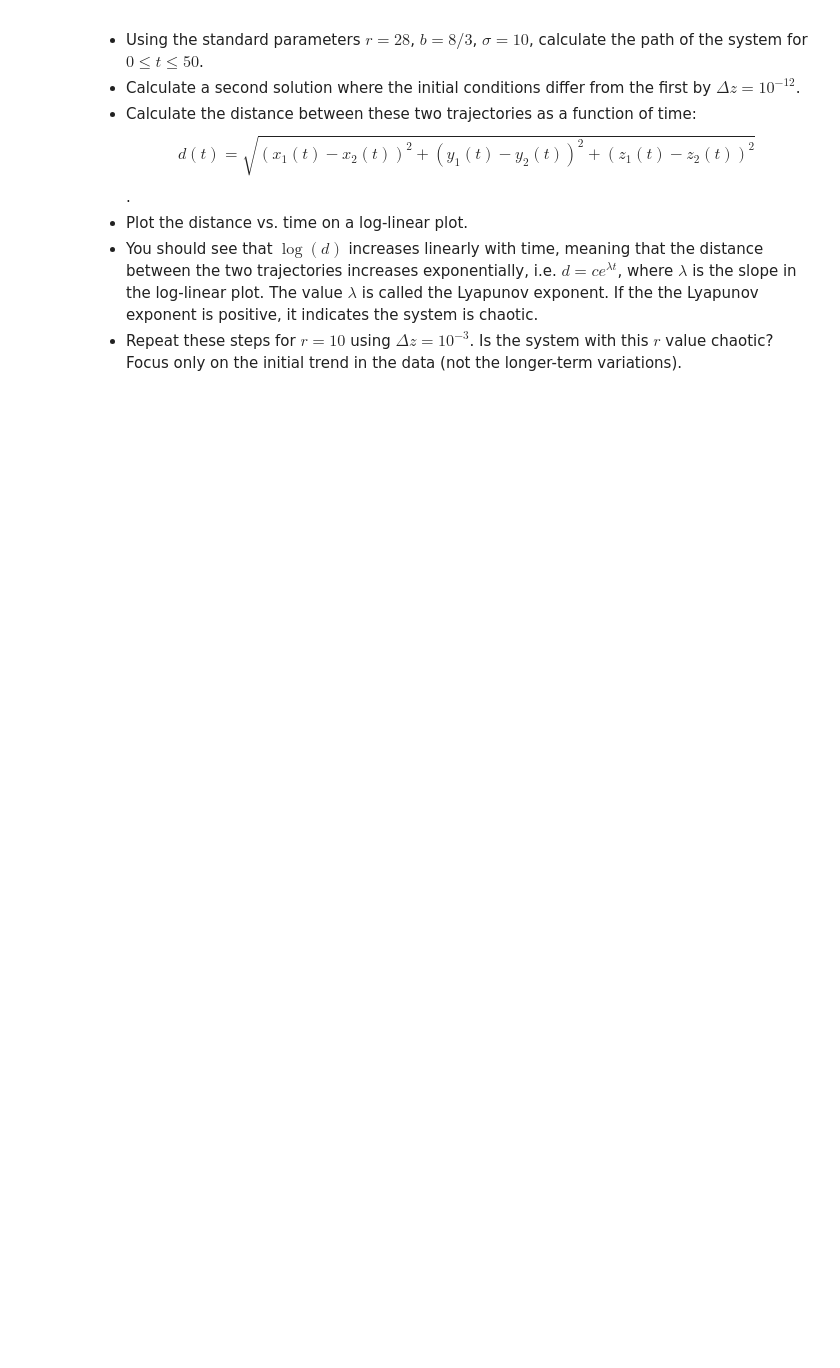
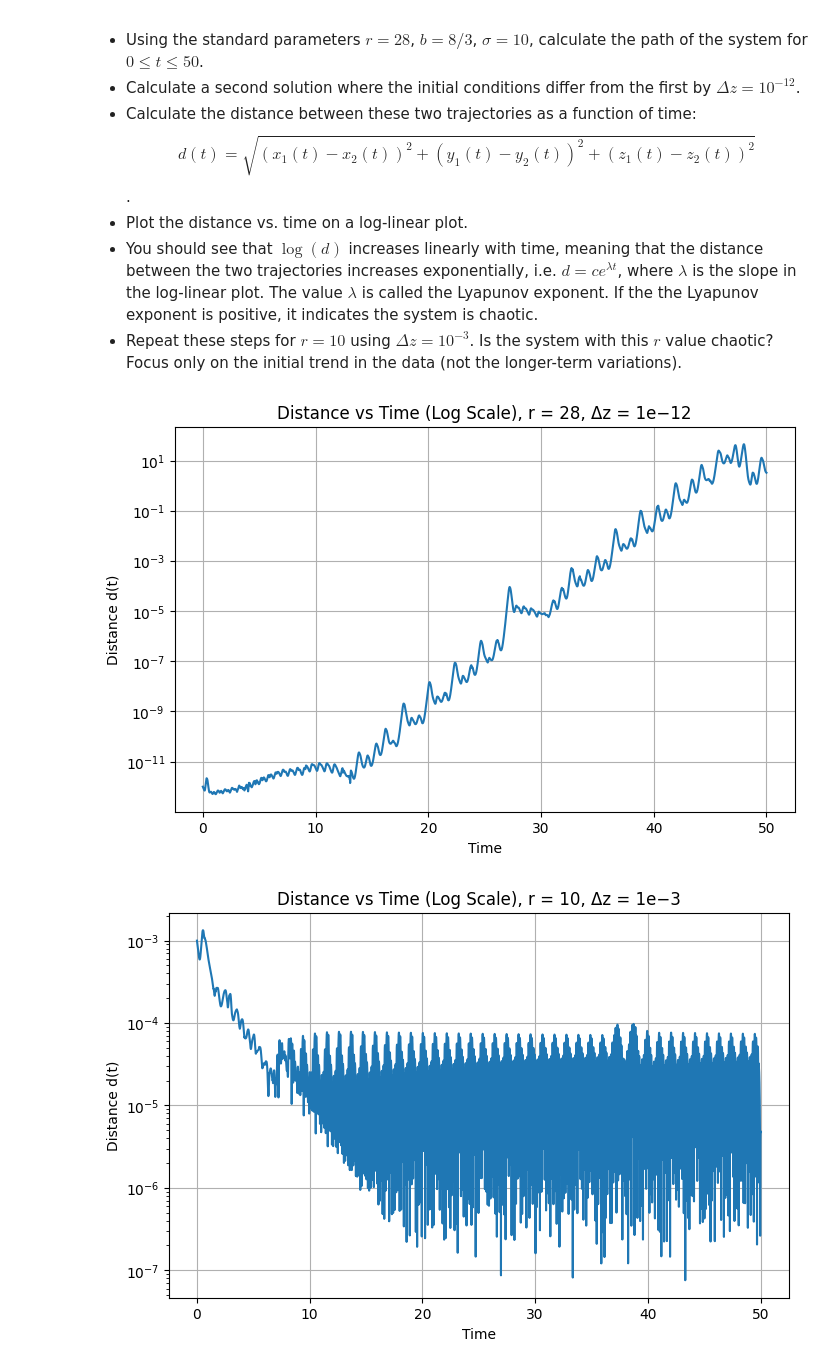
Before and after one commit to jakeTHEEsnak8/Computational-Physics, a Jupyter notebook: ode/ode_4.ipynb, the cells around one changed output. Cells and saved outputs as stored; diff of their text form; code cells hidden in the pictures; blank space fills up the shorter version.

```diff
--- a/ode/ode_4.ipynb
+++ b/ode/ode_4.ipynb
@@ -490,0 +485,74 @@ from scipy.integrate import solve_ivp
+# %%
+import numpy as np
+import matplotlib.pyplot as plt
+from scipy.integrate import solve_ivp
+
+# your code here
+
+
+import numpy as np
+import matplotlib.pyplot as plt
+from scipy.integrate import solve_ivp
+
+# Lorenz system
+
+def lorenz(t, state, sigma, r, b):
+    x, y, z = state
+    dxdt = sigma * (y - x)
+    dydt = x * (r - z) - y
+    dzdt = x * y - b * z
+    return [dxdt, dydt, dzdt]
+
+
+# two trajectories and distance
+
+def simulate_and_distance(r, delta_z, tmax=50):
+    sigma = 10
+    b = 8/3
+    t_eval = np.linspace(0, tmax, 20000)
+
+    # Initial conditions
+    IC1 = [1.0, 1.0, 1.0]
+    IC2 = [1.0, 1.0, 1.0 + delta_z]
+
+    sol1 = solve_ivp(lorenz, [0, tmax], IC1, t_eval=t_eval, args=(sigma, r, b))
+    sol2 = solve_ivp(lorenz, [0, tmax], IC2, t_eval=t_eval, args=(sigma, r, b))
+
+    # Compute distance between trajectories
+    dx = sol1.y[0] - sol2.y[0]
+    dy = sol1.y[1] - sol2.y[1]
+    dz = sol1.y[2] - sol2.y[2]
+    d = np.sqrt(dx**2 + dy**2 + dz**2)
+
+    return sol1.t, d
+
+
+# ------------------------------------------------------------
+# Case 1: r = 28, chaotic
+# ------------------------------------------------------------
+t1, d1 = simulate_and_distance(r=28, delta_z=1e-12)
+
+plt.figure(figsize=(8,5))
+plt.semilogy(t1, d1)
+plt.title("Distance vs Time (Log Scale), r = 28, Δz = 1e−12")
+plt.xlabel("Time")
+plt.ylabel("Distance d(t)")
+plt.grid(True)
+
+
+# ------------------------------------------------------------
+# Case 2: r = 10, non-chaotic
+# ------------------------------------------------------------
+t2, d2 = simulate_and_distance(r=10, delta_z=1e-3)
+
+plt.figure(figsize=(8,5))
+plt.semilogy(t2, d2)
+plt.title("Distance vs Time (Log Scale), r = 10, Δz = 1e−3")
+plt.xlabel("Time")
+plt.ylabel("Distance d(t)")
+plt.grid(True)
+
+plt.show()
+# %% [output]
+[figure, added]
+[figure, added]
```
Also changed, not shown: parts of 1 cell of this notebook.
